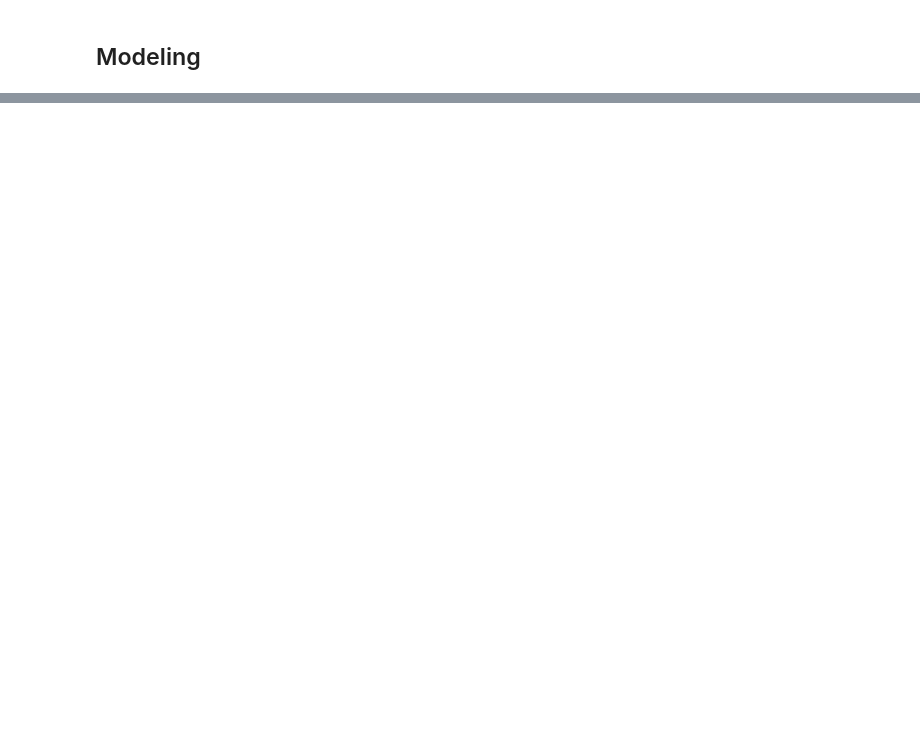
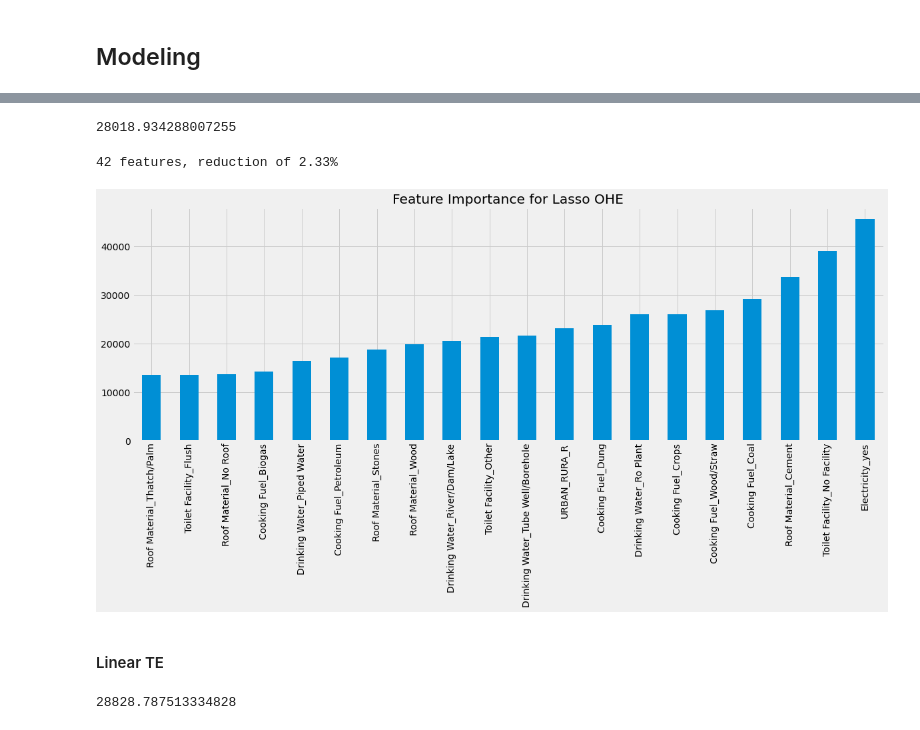
Before and after one commit to cmougan/WRI_WellBeing_Data_Layer, a Jupyter notebook: dssg/carlos/EDA_DHS.ipynb, the cells around one changed output, grey strips where cells are left out. Drawn from its saved outputs; the diff is of its cells as text; code cells hidden in the pictures; blank space fills up the shorter version.

```diff
--- a/dssg/carlos/EDA_DHS.ipynb
+++ b/dssg/carlos/EDA_DHS.ipynb
@@ -14,7 +77,22 @@ profile = ProfileReport(df, title="Pandas Profiling Report")
 # %% [markdown]
 ## Modeling
 # %%
-cols_drop = ['DHSCLUST', 'Wealth', 'Wealth Index','ADM1NAME', 'LATNUM', 'LONGNUM', 'geometry']
+cols_drop = [
+    "DHSCLUST",
+    "Wealth",
+    "Wealth Index",
+    "ADM1NAME",
+    "LATNUM",
+    "LONGNUM",
+    "geometry",
+    "DHSREGNA",
+    "UN_Population_Density_2015",
+]
+
+scaler = MinMaxScaler()
+df[["UN_Population_Density_2015"]] = scaler.fit_transform(
+    df[["UN_Population_Density_2015"]]
+)
 
 X = df.drop(columns=cols_drop)
-y = df[['Wealth Index']]
+y = df[["Wealth Index"]]
@@ -31,0 +111,7 @@ scaler.fit_transform(df)
+# %%
+model = Lasso()
+enc = OneHotEncoder(use_cat_names=True)
+# %%
+pipe = Pipeline([('enc',enc), ('model',model)])
+# %%
+pipe.fit(X_tr,y_tr)
@@ -31,0 +126,15 @@ scaler.fit_transform(df)
+# %%
+mean_absolute_error(pipe.predict(X_te),y_te)
+# %% [output]
+28018.934288007255
+# %%
+plot_feature_importance(
+    pipe[:-1].transform(X_tr).columns,
+    np.array(pipe.named_steps["model"].coef_.squeeze()),
+    20,model_name='Lasso OHE'
+)
+# %% [output]
+42 features, reduction of 2.33%
+[figure, added]
+# %% [markdown]
+#### Linear TE
@@ -31,0 +148,4 @@ scaler.fit_transform(df)
+# %%
+mean_absolute_error(pipe.predict(X_te),y_te)
+# %% [output]
+28828.787513334828
```
Also changed, not shown: parts of 21 cells of this notebook.
